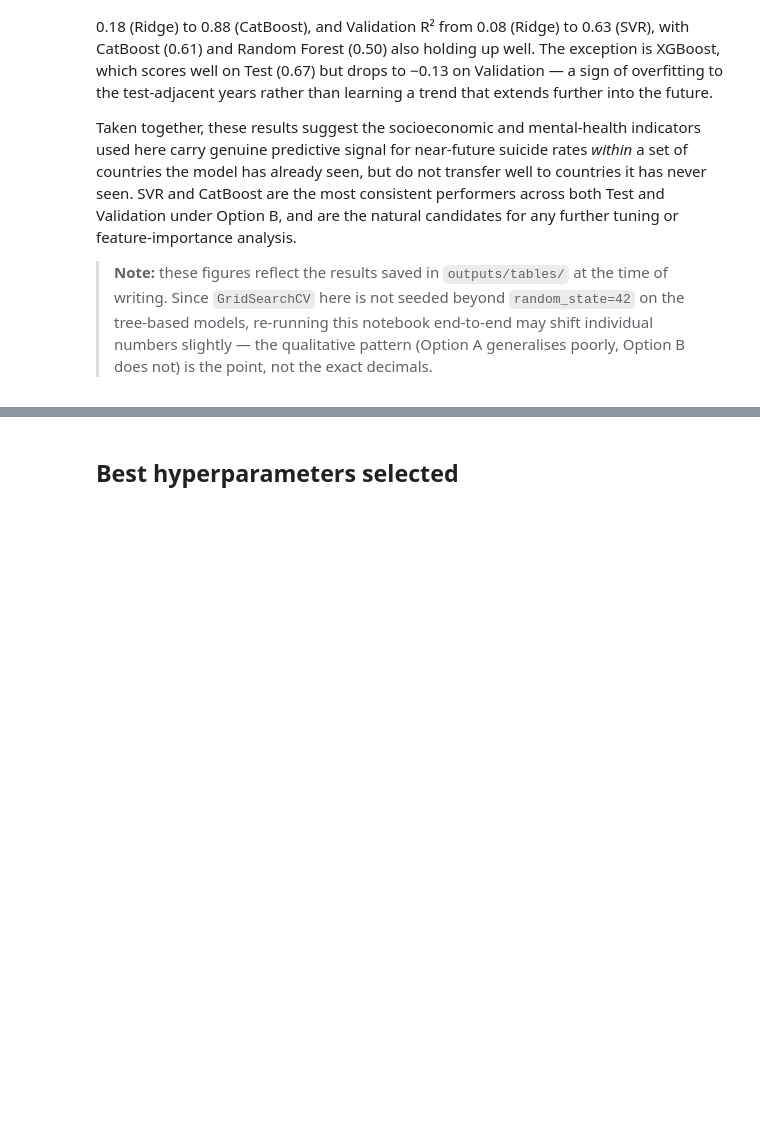
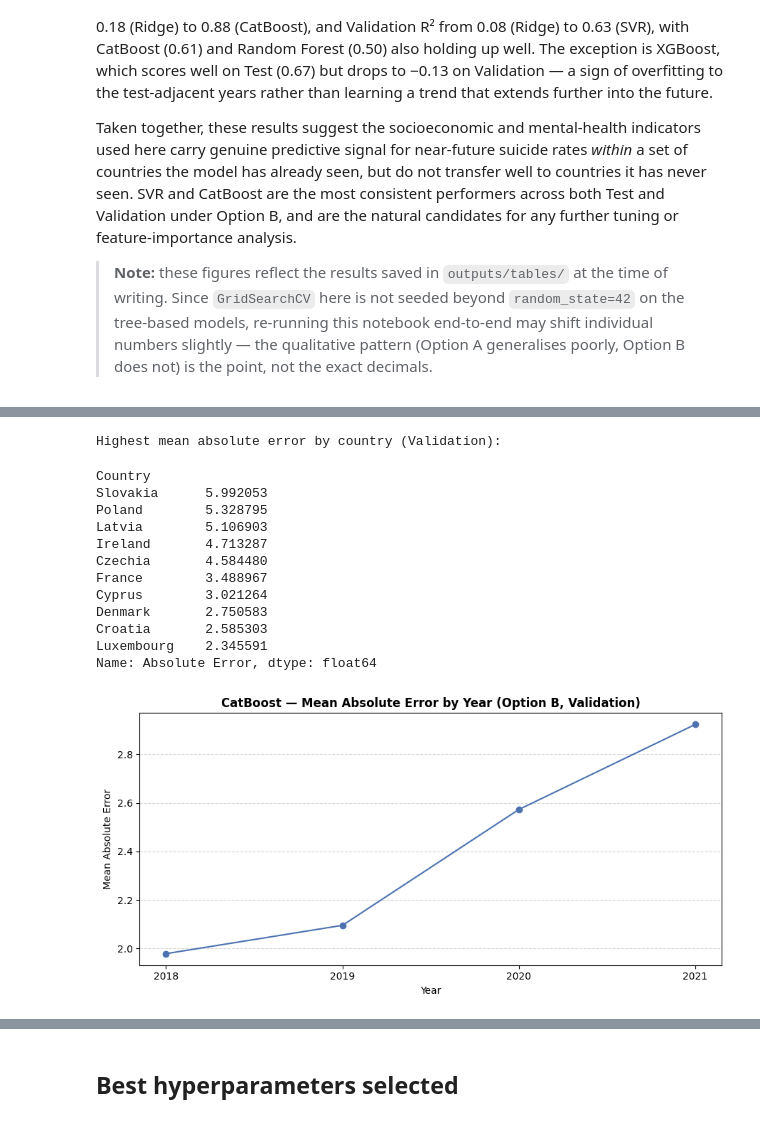
Before and after one commit to viccazjim/TFM_2026_suicide_rate_prediction, a Jupyter notebook: notebooks/03_models.ipynb, the cells around one changed output, grey strips where cells are left out. Cells and saved outputs as stored; diff of their text form; code cells hidden in the pictures; blank space fills up the shorter version.

```diff
--- a/notebooks/03_models.ipynb
+++ b/notebooks/03_models.ipynb
@@ -609,0 +665,31 @@ Taken together, these results suggest the socioeconomic and mental-health indica
+# %%
+_ = plot_error_by_year(
+    df_val_B[["Year"]].reset_index(drop=True),
+    val_entry["actuals"],
+    val_entry["predictions"],
+    title=f"{MODEL_NAME} — Mean Absolute Error by Year (Option B, Validation)",
+)
+
+error_by_country = mean_absolute_error_by_country(
+    df_val_B[["Country"]].reset_index(drop=True),
+    val_entry["actuals"],
+    val_entry["predictions"],
+    top_n=10,
+)
+print("Highest mean absolute error by country (Validation):")
+display(error_by_country)
+# %% [output]
+Highest mean absolute error by country (Validation):
+Country
+Slovakia      5.992053
+Poland        5.328795
+Latvia        5.106903
+Ireland       4.713287
+Czechia       4.584480
+France        3.488967
+Cyprus        3.021264
+Denmark       2.750583
+Croatia       2.585303
+Luxembourg    2.345591
+Name: Absolute Error, dtype: float64
+[figure, added]
```
Also changed, not shown: parts of 12 cells of this notebook, 13 other files.
